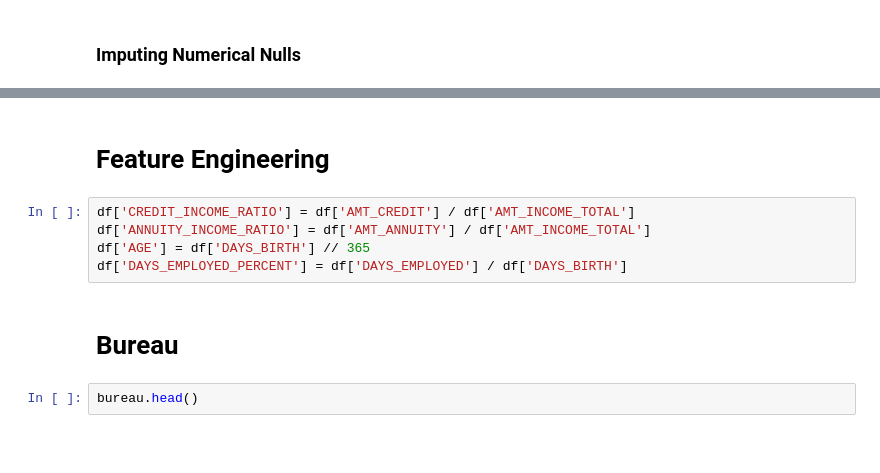
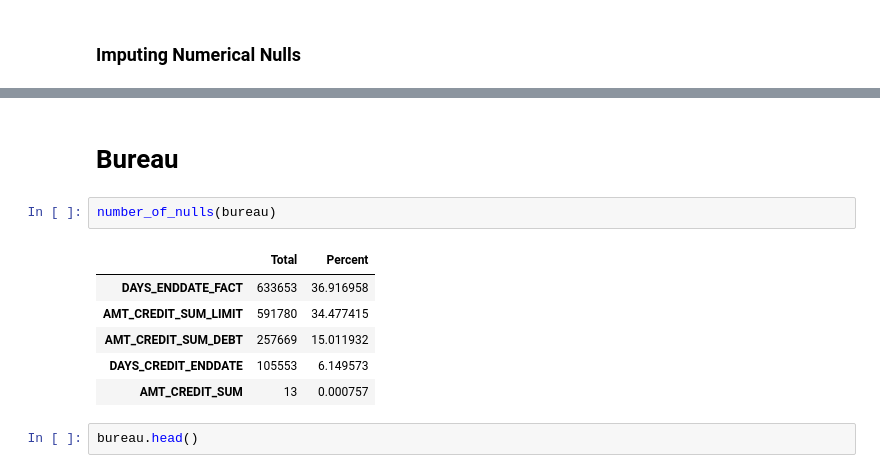
Before and after one commit to tifaniehtsai/HomeCreditDefaultRisk, a Jupyter notebook: HCDR.ipynb, the cells around one changed output, grey strips where cells are left out. Saved outputs shown, nothing was run; the diff lists cells and outputs as text; blank space fills up the shorter version.

Commit message:
Bureau Changes

```diff
--- a/HCDR.ipynb
+++ b/HCDR.ipynb
@@ -829,12 +834,14 @@ df.isnull().sum().sum()
-# %% [markdown]
-# Feature Engineering
-# %%
-df['CREDIT_INCOME_RATIO'] = df['AMT_CREDIT'] / df['AMT_INCOME_TOTAL']
-df['ANNUITY_INCOME_RATIO'] = df['AMT_ANNUITY'] / df['AMT_INCOME_TOTAL']
-df['AGE'] = df['DAYS_BIRTH'] // 365
-df['DAYS_EMPLOYED_PERCENT'] = df['DAYS_EMPLOYED'] / df['DAYS_BIRTH']
 # %% [markdown]
 # Bureau
+# %%
+number_of_nulls(bureau)
+# %% [output]
+|  | Total | Percent |
+| DAYS_ENDDATE_FACT | 633653 | 36.916958 |
+| AMT_CREDIT_SUM_LIMIT | 591780 | 34.477415 |
+| AMT_CREDIT_SUM_DEBT | 257669 | 15.011932 |
+| DAYS_CREDIT_ENDDATE | 105553 | 6.149573 |
+| AMT_CREDIT_SUM | 13 | 0.000757 |
 # %%
 bureau.head()
 # %% [output]
```
Also changed, not shown: parts of 10 cells of this notebook.
